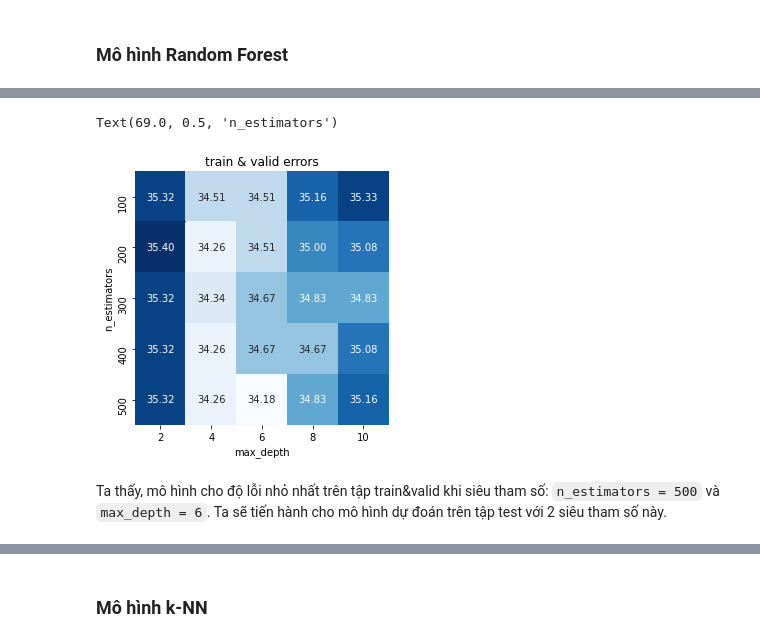
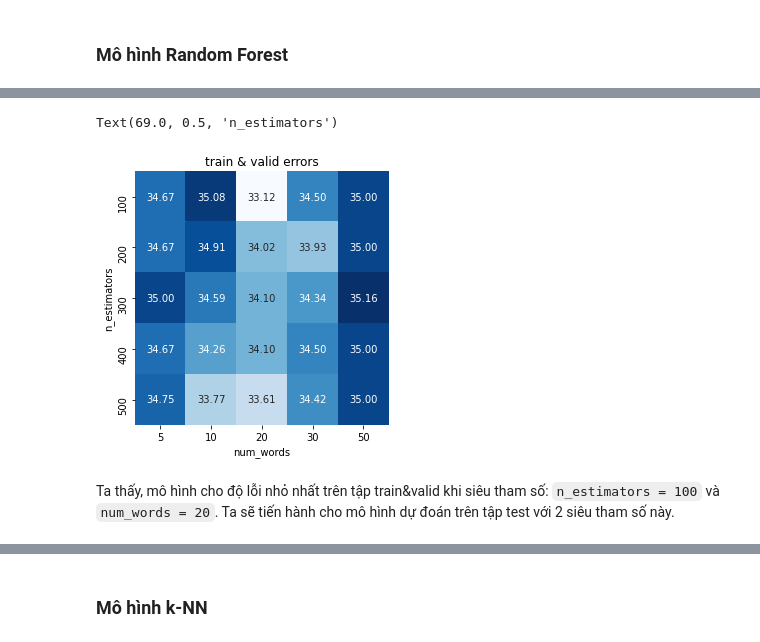
Before and after one commit to ansoncaonguyen/intro2ds-final-project, a Jupyter notebook: model.ipynb, the cells around one changed output, grey strips where cells are left out. Saved outputs shown, nothing was run; the diff lists cells and outputs as text; code cells hidden in the pictures.

```diff
--- a/model.ipynb
+++ b/model.ipynb
@@ -509,7 +600,10 @@ Qua dữ liệu trên tập train+valid ta thấy `alpha = 100` cho kết quả
 # %%
 trainvalid_errors.append(min(errors))
 
-full_pipeline1.set_params(mlpclassifier__alpha = 100)
+alpha_best = alphas[np.argmin(errors) % 5]
+num_words_best = num_words[int(np.argmin(errors) / 5)]
+
+full_pipeline1.set_params(mlpclassifier__alpha = alpha_best, pipeline__dropextractlyrics__num_words = num_words_best)
 full_pipeline1.fit(train_X_df, train_y_sr)
 preds = full_pipeline1.predict(test_X_df)
 error = (1 - accuracy_score(test_y_sr, preds)) * 100
@@ -552,0 +631,7 @@ print(error)
+# %%
+num_words = [5, 10, 20, 30, 50]
+scores =[]
+full_pipeline2 = make_pipeline(preprocess_pipeline, LogisticRegression(max_iter = 2500))
+for num in num_words:
+    full_pipeline2.set_params(pipeline__dropextractlyrics__num_words = num)
+    scores.append(cross_val_score(full_pipeline2, train_X_df, train_y_sr, cv = 5))
@@ -555,4 +657,7 @@ Ta thấy, mô hình cho độ lỗi: 35.73% trên tập train + valid, ta tiế
 # %%
+trainvalid_errors.append(min(errors))
+num_words_best = num_words[np.argmin(errors)]
+full_pipeline2.set_params(pipeline__dropextractlyrics__num_words = num_words_best)
 full_pipeline2.fit(train_X_df, train_y_sr)
 preds = full_pipeline2.predict(test_X_df)
 error = (1 - accuracy_score(test_y_sr, preds)) * 100
@@ -592,10 +699,10 @@ Pipeline(steps=[('pipeline',
 # %%
 scores = []
 n_estimators = [100,200,300,400,500]
-max_depth = [2,4,6,8,10]
+num_words = [5, 10, 20, 30, 50]
 for i in n_estimators:
-  for j in max_depth:
-    full_pipeline3.set_params(randomforestclassifier__n_estimators = i, randomforestclassifier__max_depth = j)
+  for num in num_words:
+    full_pipeline3.set_params(randomforestclassifier__n_estimators = i, pipeline__dropextractlyrics__num_words = num)
     scores.append(cross_val_score(full_pipeline3, train_X_df, train_y_sr, cv = 5))
 # %%
 errors = [(1-i)*100 for i in scores]
@@ -622,16 +729,16 @@ errors
 # %%
 train_errs_df = pd.DataFrame(data=np.array(errors).reshape(len(n_estimators), -1),
-                             index=n_estimators, columns=max_depth)
+                             index=n_estimators, columns=num_words)
 plt.figure(figsize=(10, 5))
 plt.subplot(1, 2, 1)
 sns.heatmap(train_errs_df, square=True,
             annot=True, cbar=False, fmt='.2f', cmap='Blues')
-plt.title('train & valid errors'); plt.xlabel('max_depth'); plt.ylabel('n_estimators')
+plt.title('train & valid errors'); plt.xlabel('num_words'); plt.ylabel('n_estimators')
 # %% [output]
 Text(69.0, 0.5, 'n_estimators')
-[figure, old version]
+[figure, new version]
 # %% [markdown]
-Ta thấy, mô hình cho độ lỗi nhỏ nhất trên tập train&valid khi siêu tham số: `n_estimators = 500` và `max_depth = 6`. Ta sẽ tiến hành cho mô hình dự đoán trên tập test với 2 siêu tham số này.
+Ta thấy, mô hình cho độ lỗi nhỏ nhất trên tập train&valid khi siêu tham số: `n_estimators = 100` và `num_words = 20`. Ta sẽ tiến hành cho mô hình dự đoán trên tập test với 2 siêu tham số này.
 # %%
 trainvalid_errors.append(min(errors))
 # %%
```
Also changed, not shown: parts of 72 cells of this notebook.
